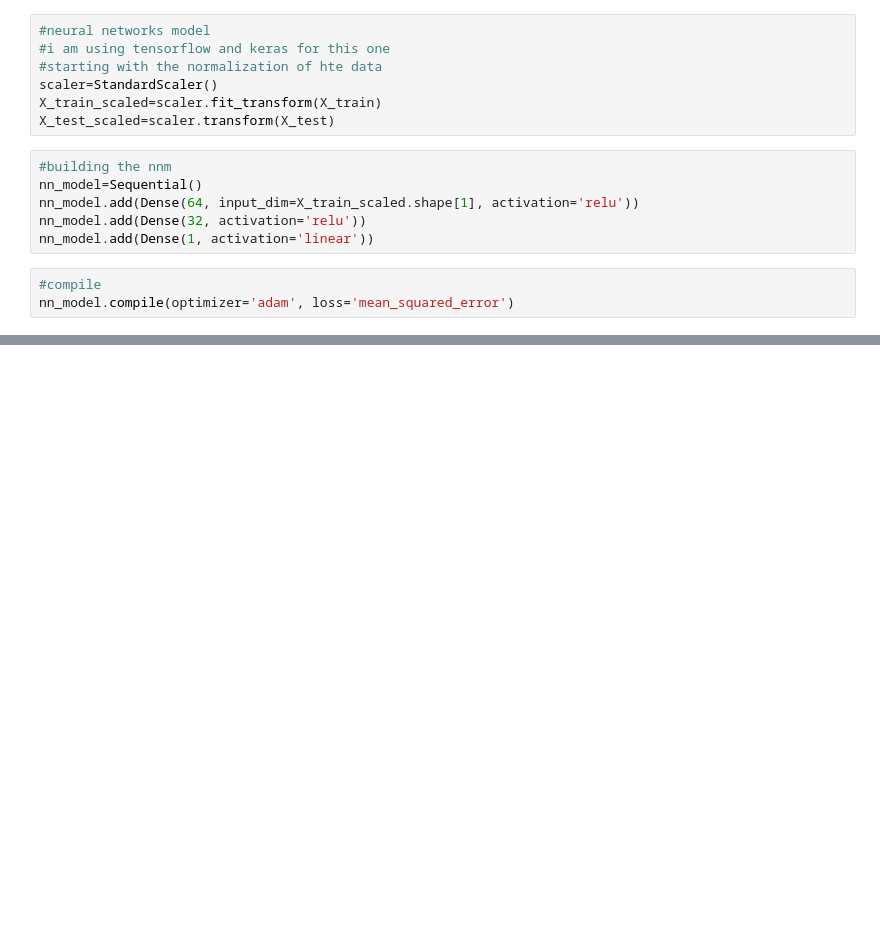
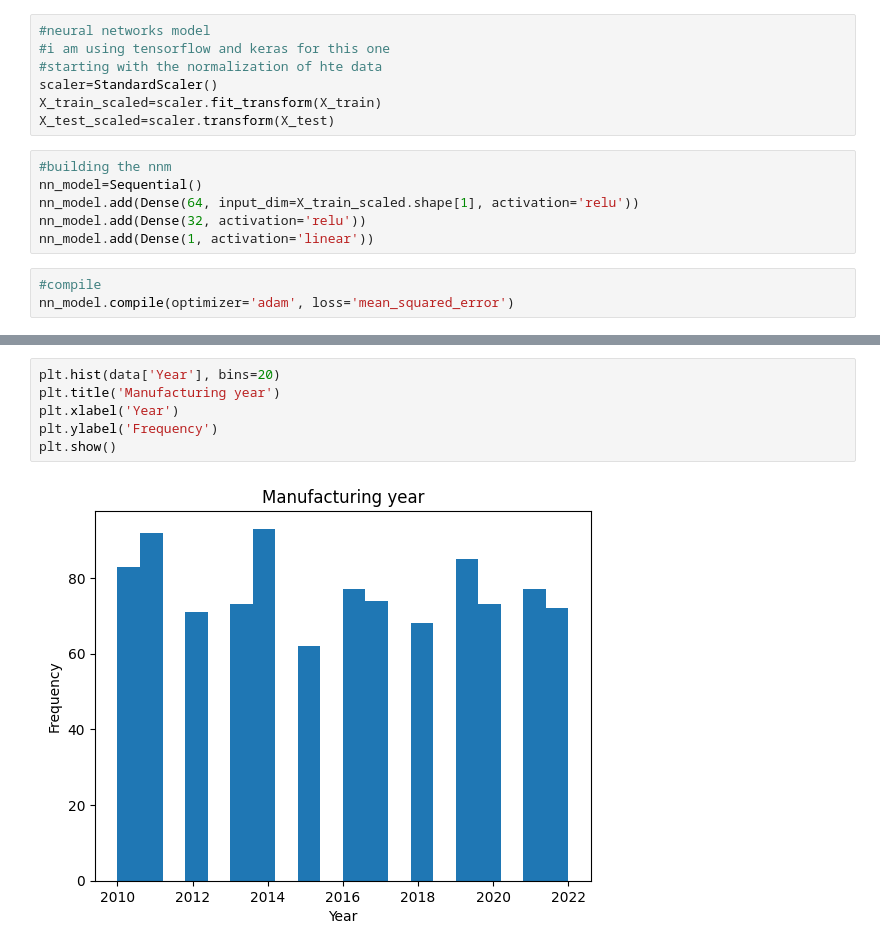
Before and after one commit to elenaz7/car-prices-prediction, a Jupyter notebook: notebook3f47f1dcc4.ipynb, the cells around one changed output, grey strips where cells are left out. Cells and saved outputs as stored; diff of their text form; blank space fills up the shorter version.

```diff
--- a/notebook3f47f1dcc4.ipynb
+++ b/notebook3f47f1dcc4.ipynb
@@ -163,0 +174,8 @@ plt.show()
+# %%
+plt.hist(data['Year'], bins=20)
+plt.title('Manufacturing year')
+plt.xlabel('Year')
+plt.ylabel('Frequency')
+plt.show()
+# %% [output]
+[figure, added]
```
Also changed, not shown: parts of 8 cells of this notebook.
